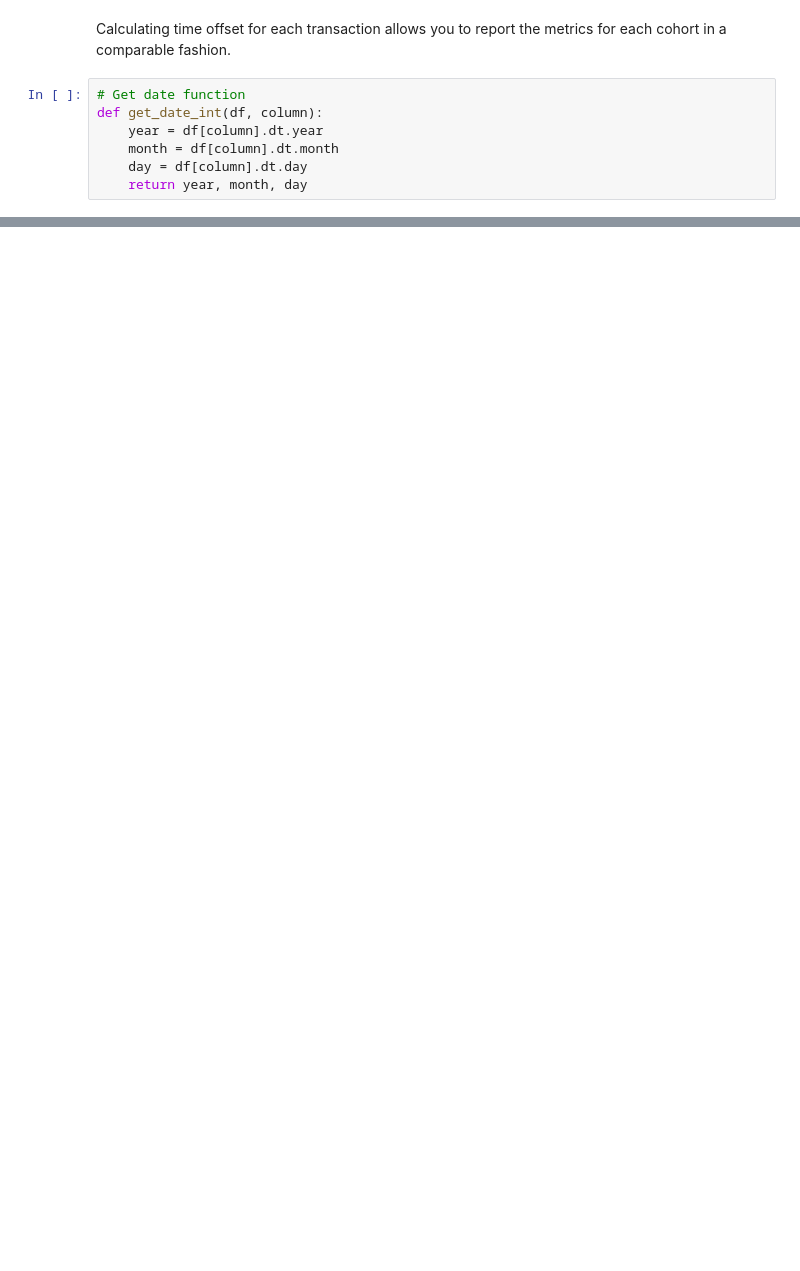
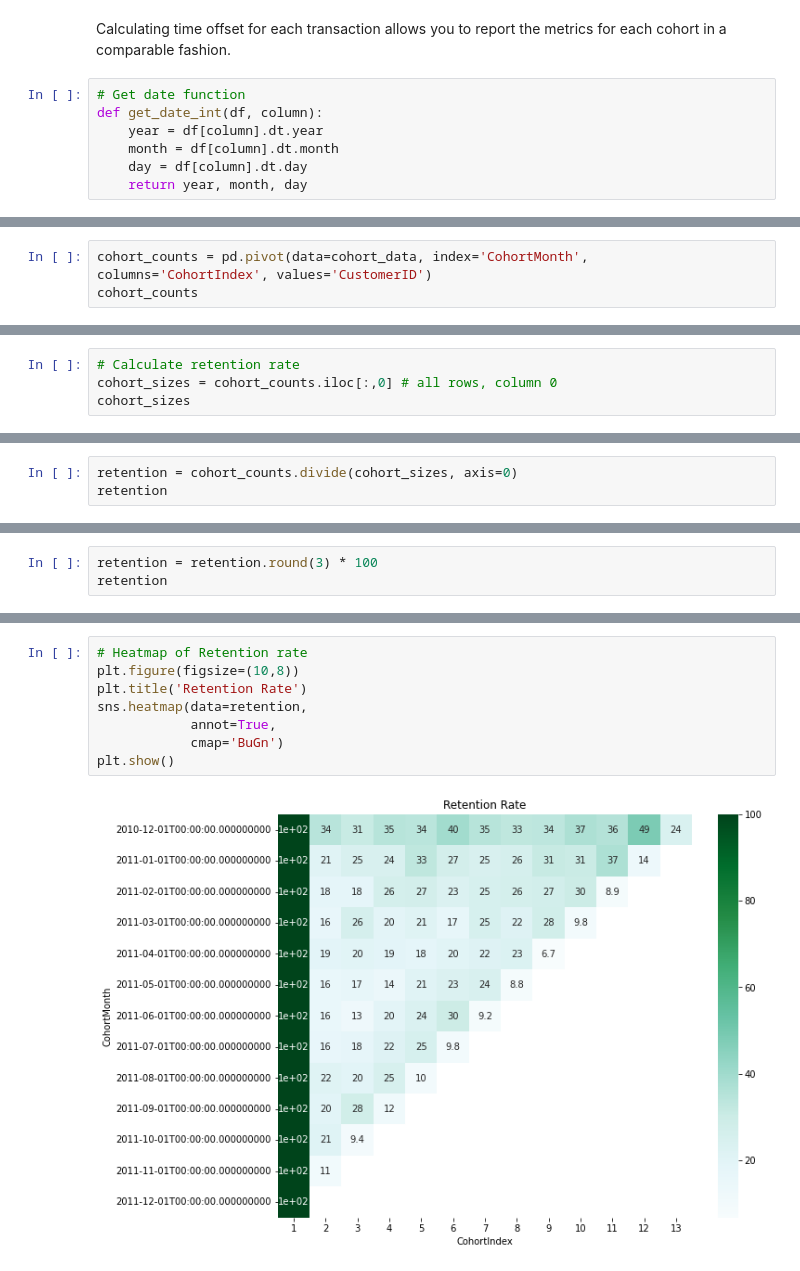
Before and after one commit to AmelieRmd/Customer_Segmentation, a Jupyter notebook: Cohort_Analysis.ipynb, the cells around one changed output, grey strips where cells are left out. Saved outputs shown, nothing was run; the diff lists cells and outputs as text; blank space fills up the shorter version.

```diff
--- a/Cohort_Analysis.ipynb
+++ b/Cohort_Analysis.ipynb
@@ -221,0 +234,3 @@ array([195,  69,   1,  91, 271,  67, 103, 168,  73, 113,  48, 186, 295,
+# %%
+cohort_counts = pd.pivot(data=cohort_data, index='CohortMonth', columns='CohortIndex', values='CustomerID')
+cohort_counts
@@ -221,0 +259,4 @@ array([195,  69,   1,  91, 271,  67, 103, 168,  73, 113,  48, 186, 295,
+# %%
+# Calculate retention rate
+cohort_sizes = cohort_counts.iloc[:,0] # all rows, column 0
+cohort_sizes
@@ -221,0 +279,3 @@ array([195,  69,   1,  91, 271,  67, 103, 168,  73, 113,  48, 186, 295,
+# %%
+retention = cohort_counts.divide(cohort_sizes, axis=0)
+retention
@@ -221,0 +298,3 @@ array([195,  69,   1,  91, 271,  67, 103, 168,  73, 113,  48, 186, 295,
+# %%
+retention = retention.round(3) * 100
+retention
@@ -221,0 +369,10 @@ array([195,  69,   1,  91, 271,  67, 103, 168,  73, 113,  48, 186, 295,
+# %%
+# Heatmap of Retention rate
+plt.figure(figsize=(10,8))
+plt.title('Retention Rate')
+sns.heatmap(data=retention,
+            annot=True,
+            cmap='BuGn')
+plt.show()
+# %% [output]
+[figure, added]
```
Also changed, not shown: parts of 27 cells of this notebook.
